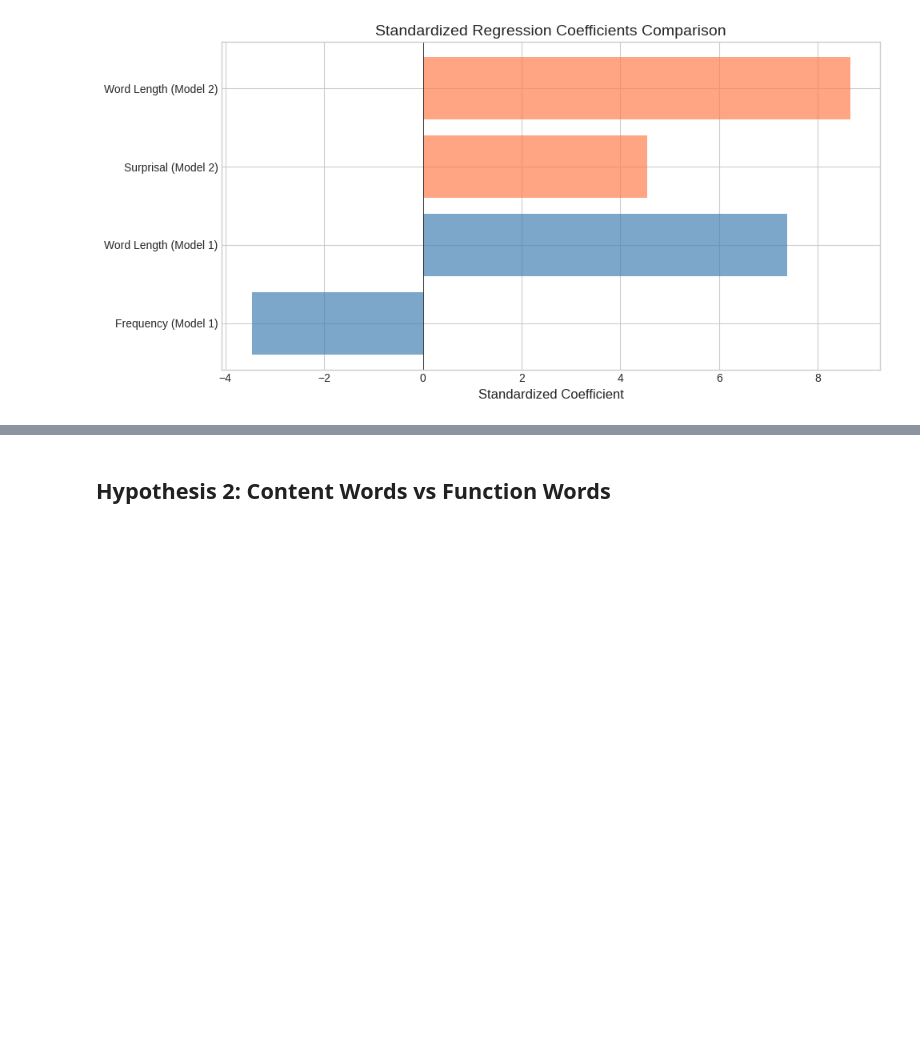
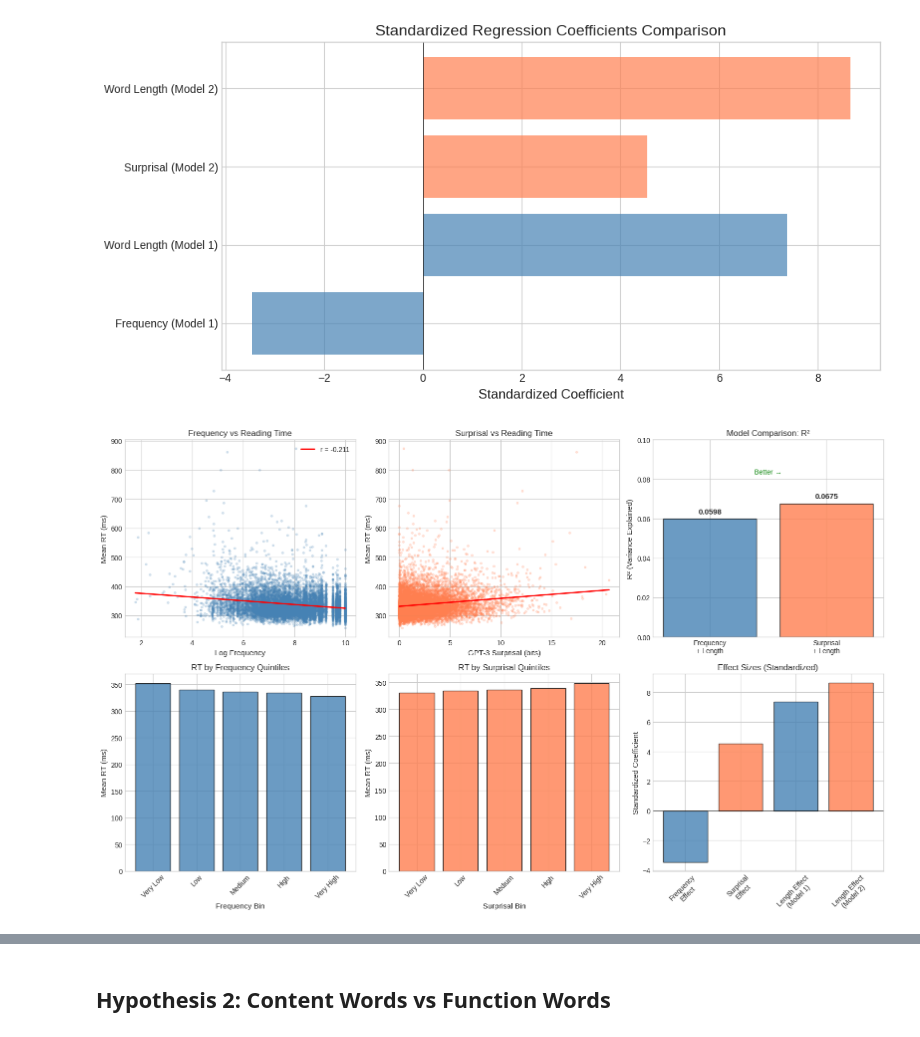
Before and after one commit to ashkehcum/CL_Assignment3, a Jupyter notebook: word_processing_assignment.ipynb, the cells around one changed output, grey strips where cells are left out. Saved outputs shown, nothing was run; the diff lists cells and outputs as text; code cells hidden in the pictures; blank space fills up the shorter version.

```diff
--- a/word_processing_assignment.ipynb
+++ b/word_processing_assignment.ipynb
@@ -704,3 +704,91 @@ plt.savefig(f'{BASE_PATH}/hypothesis1_coefficients.png', dpi=150, bbox_inches='t
 plt.show()
 # %% [output]
 [figure]
+# %%
+# BETTER VISUALIZATIONS FOR HYPOTHESIS 1
+# These show the relationships more clearly
+
+fig, axes = plt.subplots(2, 3, figsize=(16, 10))
+
+# 1. Scatter plot: Frequency vs RT with regression line
+ax1 = axes[0, 0]
+ax1.scatter(regression_df['log_frequency'], regression_df['mean_RT'], alpha=0.2, s=8, c='steelblue')
+z = np.polyfit(regression_df['log_frequency'], regression_df['mean_RT'], 1)
+p = np.poly1d(z)
+x_line = np.linspace(regression_df['log_frequency'].min(), regression_df['log_frequency'].max(), 100)
+ax1.plot(x_line, p(x_line), 'r-', linewidth=2, label=f'r = {corr_freq_rt:.3f}')
+ax1.set_xlabel('Log Frequency', fontsize=11)
+ax1.set_ylabel('Mean RT (ms)', fontsize=11)
+ax1.set_title('Frequency vs Reading Time', fontsize=12)
+ax1.legend()
+
+# 2. Scatter plot: Surprisal vs RT with regression line
+ax2 = axes[0, 1]
+ax2.scatter(regression_df['gpt3_surprisal'], regression_df['mean_RT'], alpha=0.2, s=8, c='coral')
+z = np.polyfit(regression_df['gpt3_surprisal'], regression_df['mean_RT'], 1)
+p = np.poly1d(z)
+x_line = np.linspace(regression_df['gpt3_surprisal'].min(), regression_df['gpt3_surprisal'].max(), 100)
+ax2.plot(x_line, p(x_line), 'r-', linewidth=2)
+ax2.set_xlabel('GPT-3 Surprisal (bits)', fontsize=11)
+ax2.set_ylabel('Mean RT (ms)', fontsize=11)
+ax2.set_title('Surprisal vs Reading Time', fontsize=12)
+
+# 3. R² Comparison Bar Chart
+ax3 = axes[0, 2]
+models_names = ['Frequency\n+ Length', 'Surprisal\n+ Length']
+r2_vals = [model1.rsquared, model2.rsquared]
+colors = ['steelblue', 'coral']
+bars = ax3.bar(models_names, r2_vals, color=colors, alpha=0.8, edgecolor='black')
+ax3.set_ylabel('R² (Variance Explained)', fontsize=11)
+ax3.set_title('Model Comparison: R²', fontsize=12)
+ax3.set_ylim(0, 0.1)
+for bar, val in zip(bars, r2_vals):
+    ax3.text(bar.get_x() + bar.get_width()/2, bar.get_height() + 0.002,
+             f'{val:.4f}', ha='center', va='bottom', fontsize=11, fontweight='bold')
+# Add annotation showing winner
+ax3.annotate('Better →', xy=(1, model2.rsquared), fontsize=10, color='green',
+            xytext=(0.5, model2.rsquared + 0.015), ha='center')
+
+# 4. Binned analysis: RT by frequency quintiles
+ax4 = axes[1, 0]
+regression_df['freq_bin'] = pd.qcut(regression_df['log_frequency'], 5, labels=['Very Low', 'Low', 'Medium', 'High', 'Very High'])
+freq_binned = regression_df.groupby('freq_bin')['mean_RT'].mean()
+ax4.bar(freq_binned.index, freq_binned.values, color='steelblue', alpha=0.8, edgecolor='black')
+ax4.set_xlabel('Frequency Bin', fontsize=11)
+ax4.set_ylabel('Mean RT (ms)', fontsize=11)
+ax4.set_title('RT by Frequency Quintiles', fontsize=12)
+ax4.tick_params(axis='x', rotation=45)
+
+# 5. Binned analysis: RT by surprisal quintiles
+ax5 = axes[1, 1]
+regression_df['surp_bin'] = pd.qcut(regression_df['gpt3_surprisal'], 5, labels=['Very Low', 'Low', 'Medium', 'High', 'Very High'])
+surp_binned = regression_df.groupby('surp_bin')['mean_RT'].mean()
+ax5.bar(surp_binned.index, surp_binned.values, color='coral', alpha=0.8, edgecolor='black')
+ax5.set_xlabel('Surprisal Bin', fontsize=11)
+ax5.set_ylabel('Mean RT (ms)', fontsize=11)
+ax5.set_title('RT by Surprisal Quintiles', fontsize=12)
+ax5.tick_params(axis='x', rotation=45)
+
+# 6. Effect size comparison (standardized coefficients)
+ax6 = axes[1, 2]
+effects = ['Frequency\nEffect', 'Surprisal\nEffect', 'Length Effect\n(Model 1)', 'Length Effect\n(Model 2)']
+coefs = [model1_z.params['log_frequency_z'], model2_z.params['surprisal_z'],
+         model1_z.params['word_length_z'], model2_z.params['word_length_z']]
+colors = ['steelblue', 'coral', 'steelblue', 'coral']
+bars = ax6.bar(effects, coefs, color=colors, alpha=0.8, edgecolor='black')
+ax6.axhline(y=0, color='black', linewidth=0.5)
+ax6.set_ylabel('Standardized Coefficient', fontsize=11)
+ax6.set_title('Effect Sizes (Standardized)', fontsize=12)
+ax6.tick_params(axis='x', rotation=45)
+
+plt.tight_layout()
+plt.savefig(f'{BASE_PATH}/hypothesis1_better.png', dpi=150, bbox_inches='tight')
+plt.show()
+
+print("\nKEY INSIGHTS FROM VISUALIZATIONS:")
+print("1. Higher frequency → Lower RT (negative relationship)")
+print("2. Higher surprisal → Higher RT (positive relationship)")
+print("3. Surprisal model has higher R² (0.0675 > 0.0598)")
+print("4. The binned plots clearly show monotonic trends")
+# %% [output]
+[figure, added]
```
Also changed, not shown: parts of 2 cells of this notebook.
